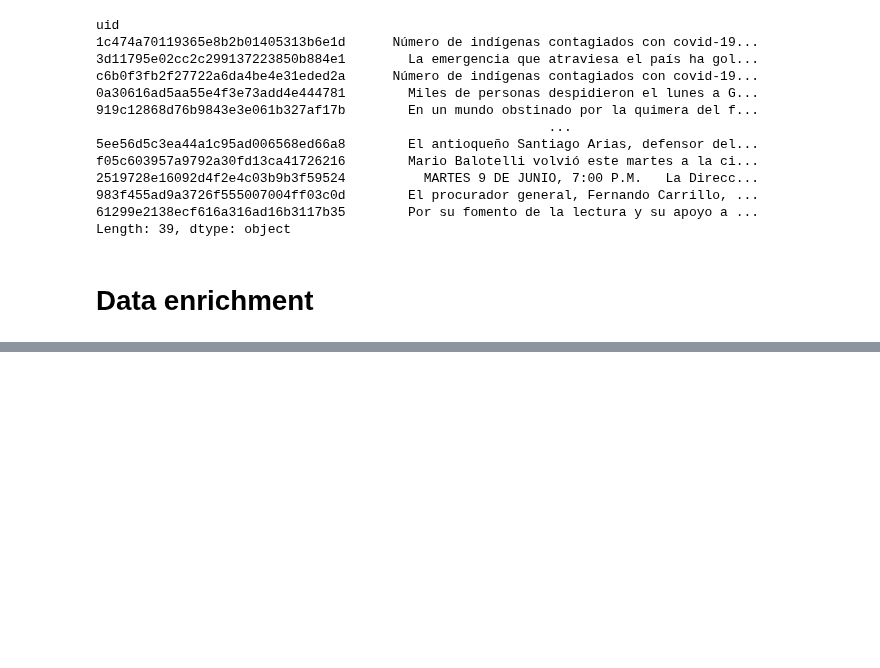
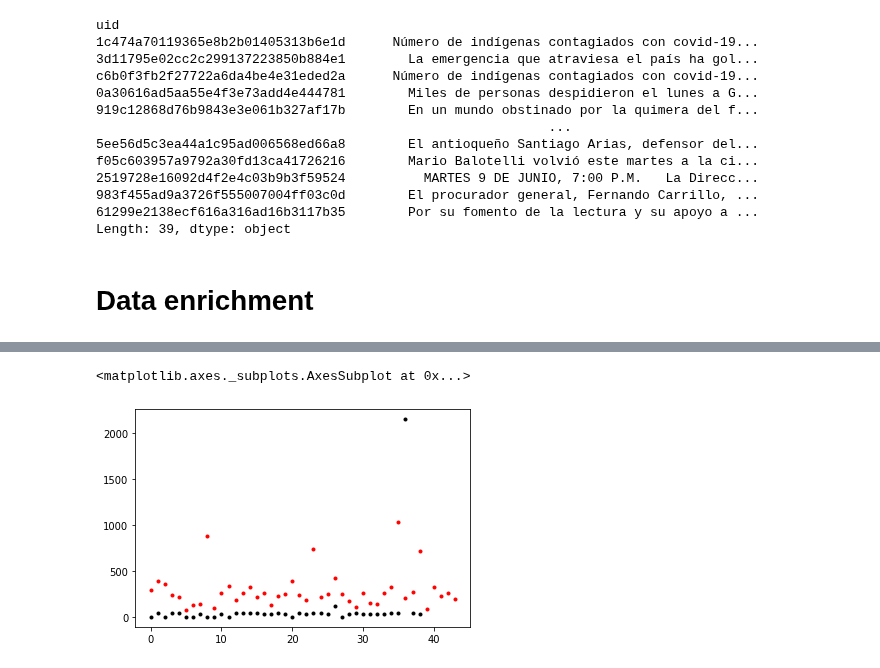
Before and after one commit to maurogome/platzi, a Jupyter notebook: escuela_data_science/data_engineer/data type.ipynb, the cells around one changed output, grey strips where cells are left out. Drawn from its saved outputs; the diff is of its cells as text; code cells hidden in the pictures; blank space fills up the shorter version.

```diff
--- a/escuela_data_science/data_engineer/data type.ipynb
+++ b/escuela_data_science/data_engineer/data type.ipynb
@@ -443,0 +525,6 @@ el_colombiano
+# %%
+clean_elcolombiano['n_token_body'].plot(style = 'k.')
+clean_eluniversal['n_token_body'].plot(style = 'r.')
+# %% [output]
+<matplotlib.axes._subplots.AxesSubplot at 0x...>
+[figure, added]
```
Also changed, not shown: parts of 18 cells of this notebook, 27 other files.
